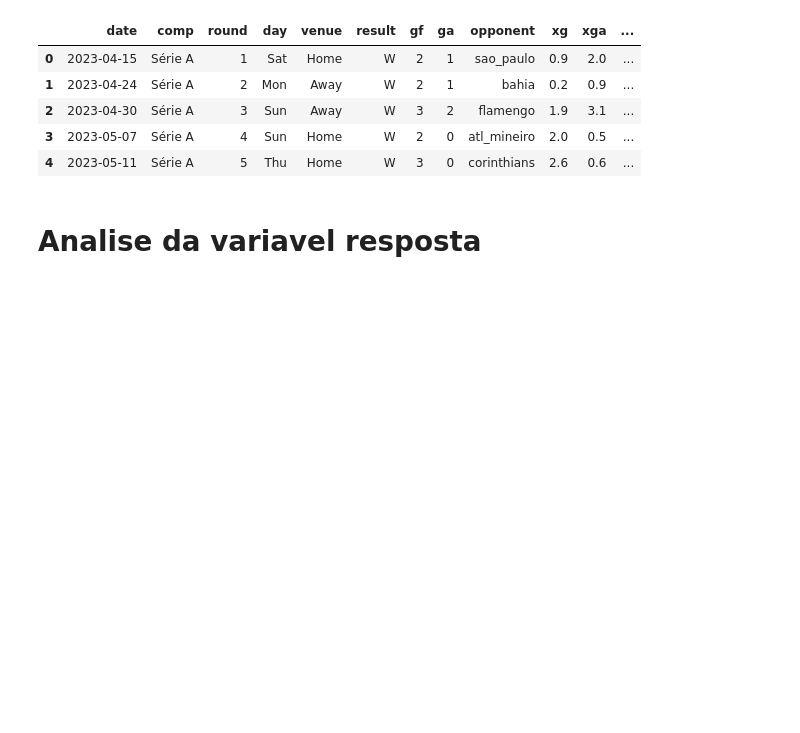
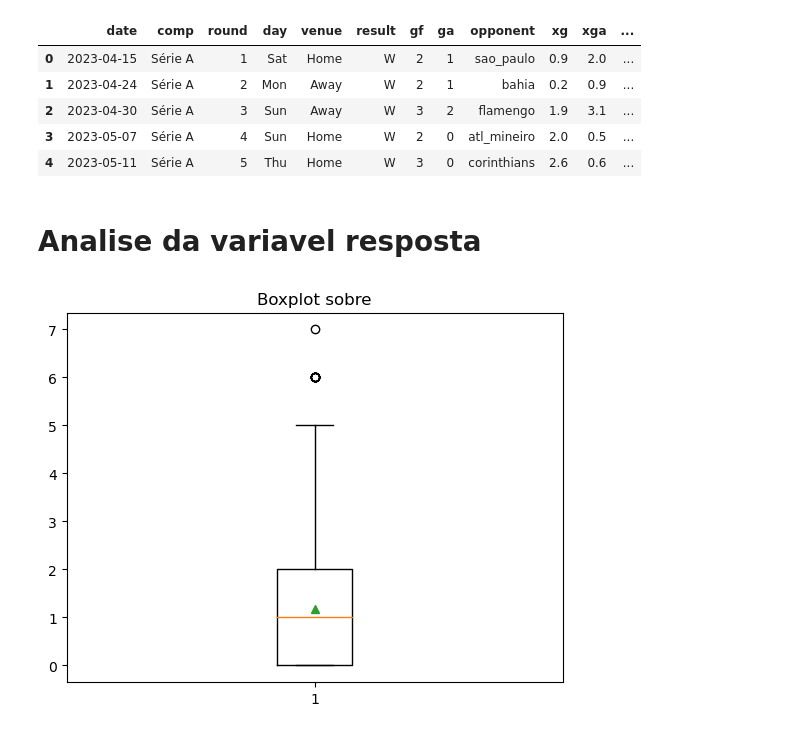
Before and after one commit to salvnetto/GOALS, a Jupyter notebook: poisson_regression/1 - response_variable.ipynb, the cells around one changed output. Cells and saved outputs as stored; diff of their text form; code cells hidden in the pictures; blank space fills up the shorter version.

```diff
--- a/poisson_regression/1 - response_variable.ipynb
+++ b/poisson_regression/1 - response_variable.ipynb
@@ -25,3 +25,11 @@ historico.head()
 | 4 | 2023-05-11 | Série A | 5 | Thu | Home | W | 3 | 0 | corinthians | 2.6 | 0.6 | ... |
 # %% [markdown]
 # Analise da variavel resposta
+# %%
+y = historico['gf']
+# %%
+plt.boxplot(y, vert=True, showmeans= True)
+plt.title("Boxplot sobre")
+plt.show()
+# %% [output]
+[figure, added]
```
Also changed, not shown: parts of 11 cells of this notebook, 3 other files.
